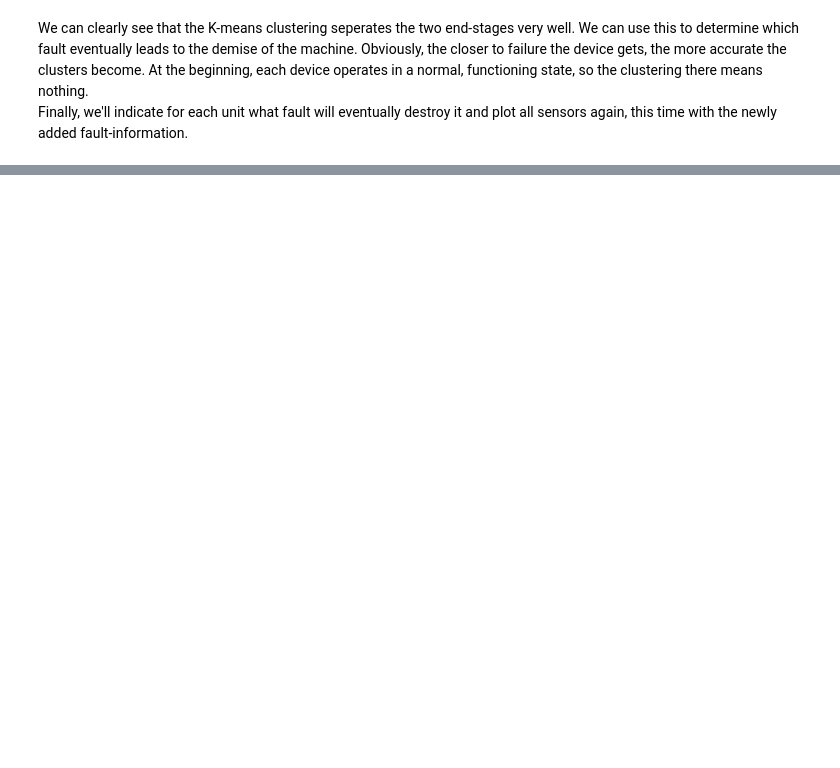
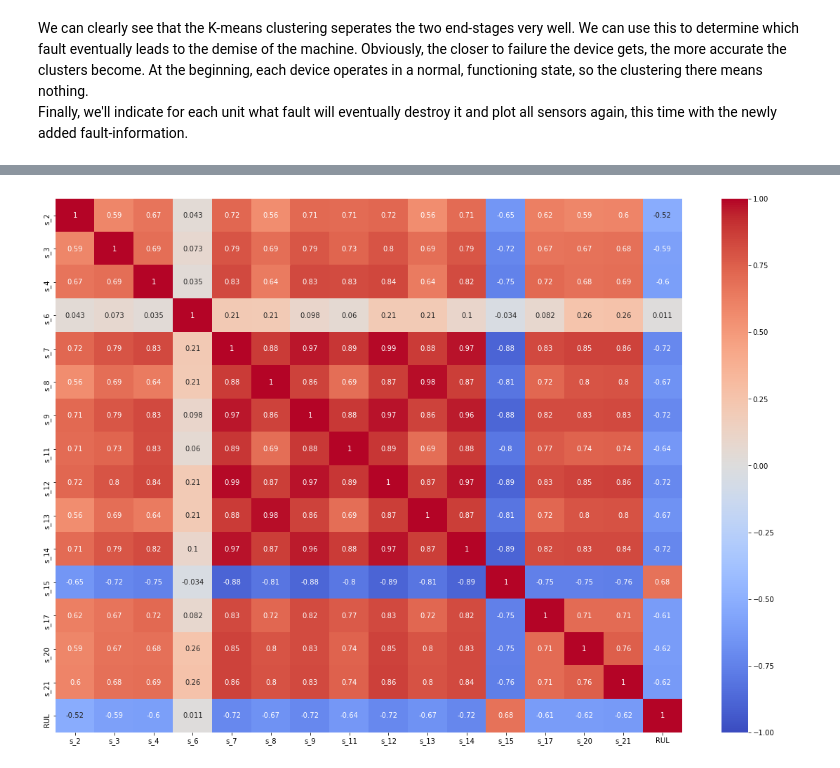
Before and after one commit to bsdeprez/rul_predictions, a Jupyter notebook: ExploratoryDataAnalysis/EDA_FD003.ipynb, the cells around one changed output, grey strips where cells are left out. Drawn from its saved outputs; the diff is of its cells as text; code cells hidden in the pictures; blank space fills up the shorter version.

```diff
--- a/ExploratoryDataAnalysis/EDA_FD003.ipynb
+++ b/ExploratoryDataAnalysis/EDA_FD003.ipynb
@@ -170,0 +187,8 @@ sns.heatmap(data=corr_matrix, annot=True, vmin=-1, vmax=1, center=0, cmap='coolw
+# %%
+cluster1 = df[df['cluster']==1]
+corr_matrix = cluster1[sensor_columns + ['RUL']].corr()
+plt.figure(figsize=(20,14))
+sns.heatmap(data=corr_matrix, annot=True, vmin=-1, vmax=1, center=0, cmap='coolwarm')
+plt.savefig("Images/FD003/Correlation matrix FD003 cluster 1")
+# %% [output]
+[figure, added]
```
Also changed, not shown: parts of 15 cells of this notebook, 12 other files.
